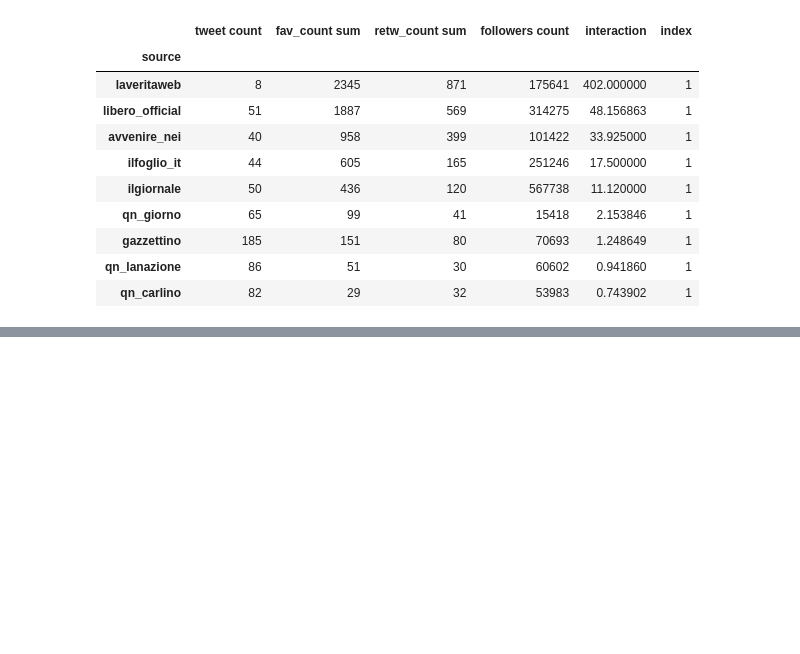
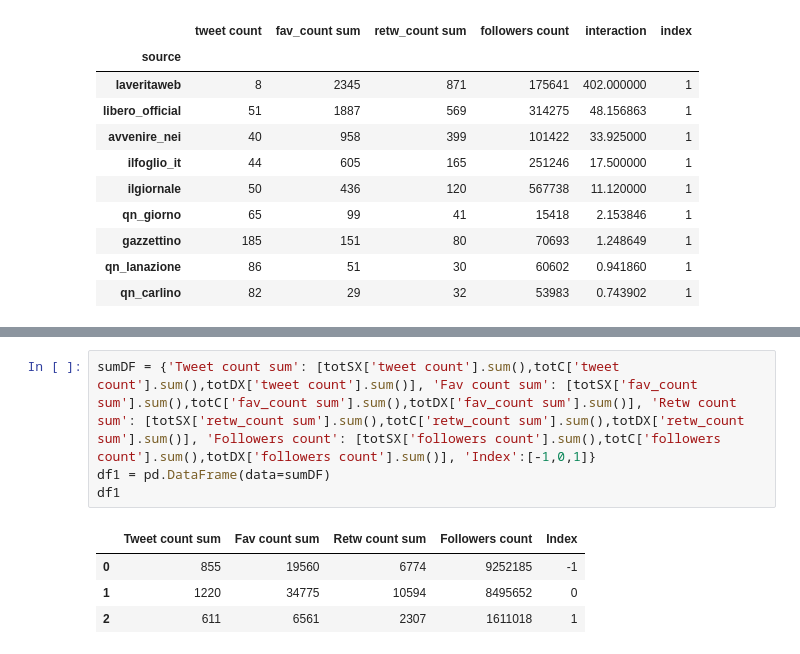
Before and after one commit to Dassoo/info-vis_project, a Jupyter notebook: ds_graphs.ipynb, the cells around one changed output, grey strips where cells are left out. Drawn from its saved outputs; the diff is of its cells as text; blank space fills up the shorter version.

```diff
--- a/ds_graphs.ipynb
+++ b/ds_graphs.ipynb
@@ -574,0 +653,9 @@ Interaction median:  11.12
+# %%
+sumDF = {'Tweet count sum': [totSX['tweet count'].sum(),totC['tweet count'].sum(),totDX['tweet count'].sum()], 'Fav count sum': [totSX['fav_count sum'].sum(),totC['fav_count sum'].sum(),totDX['fav_count sum'].sum()], 'Retw count sum': [totSX['retw_count sum'].sum(),totC['retw_count sum'].sum(),totDX['retw_count sum'].sum()], 'Followers count': [totSX['followers count'].sum(),totC['followers count'].sum(),totDX['followers count'].sum()], 'Index':[-1,0,1]}
+df1 = pd.DataFrame(data=sumDF)
+df1
+# %% [output]
+|  | Tweet count sum | Fav count sum | Retw count sum | Followers count | Index |
+| 0 | 855 | 19560 | 6774 | 9252185 | -1 |
+| 1 | 1220 | 34775 | 10594 | 8495652 | 0 |
+| 2 | 611 | 6561 | 2307 | 1611018 | 1 |
```
Also changed, not shown: parts of 16 cells of this notebook, 1 other file.
